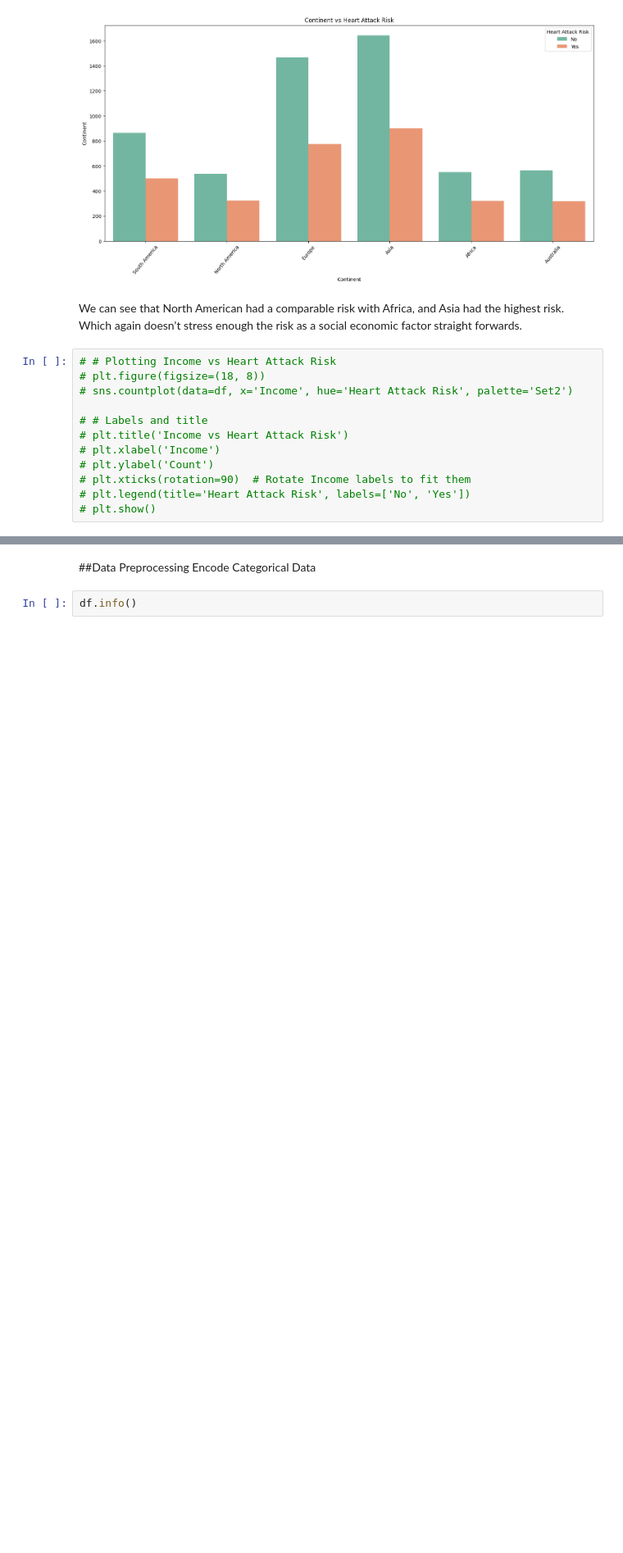
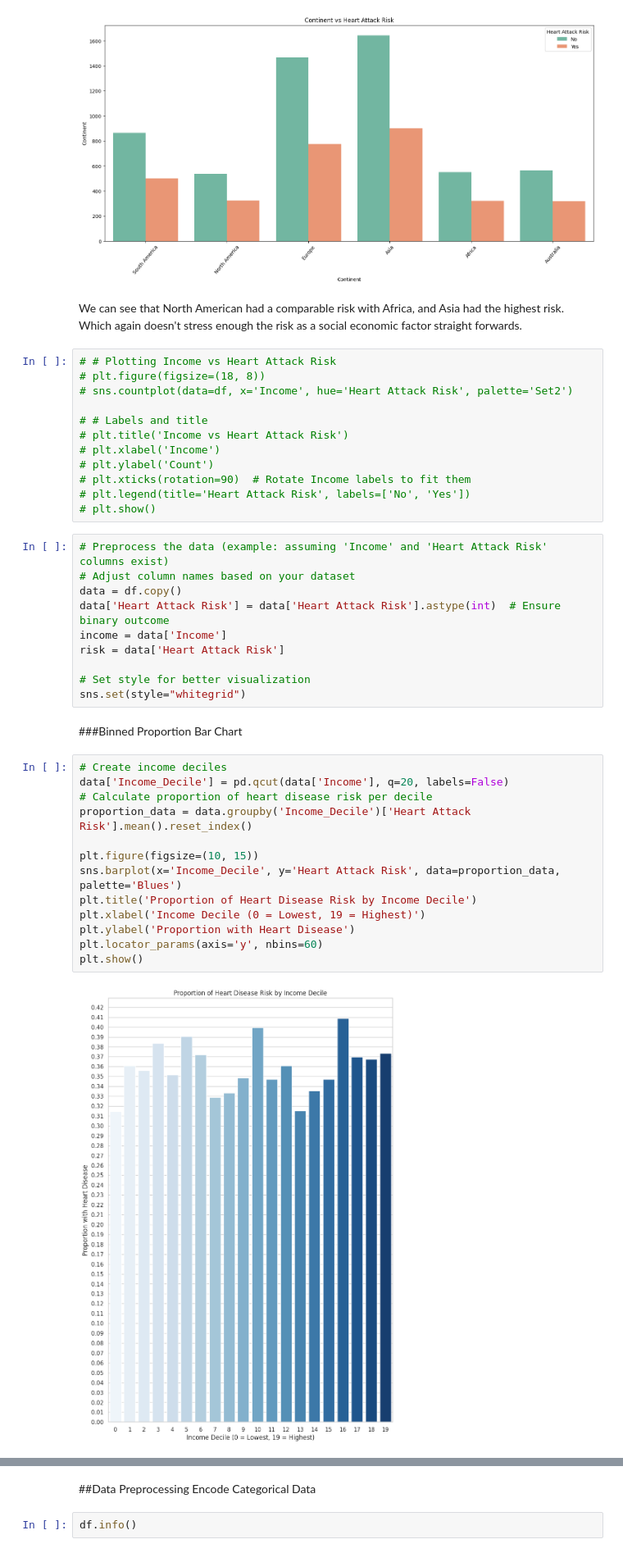
Before and after one commit to uginm102/MCSC-MUK, a Jupyter notebook: MCS7227 Data Analytics and Visualization/MCS_7227_Data_Analytics_and_Visualization.ipynb, the cells around one changed output, grey strips where cells are left out. Shown at 82% size. Drawn from its saved outputs; the diff is of its cells as text; blank space fills up the shorter version.

```diff
--- a/MCS7227 Data Analytics and Visualization/MCS_7227_Data_Analytics_and_Visualization.ipynb
+++ b/MCS7227 Data Analytics and Visualization/MCS_7227_Data_Analytics_and_Visualization.ipynb
@@ -366,3 +369,30 @@ We can see that North American had a comparable risk with Africa, and Asia had t
 # plt.xticks(rotation=90)  # Rotate Income labels to fit them
 # plt.legend(title='Heart Attack Risk', labels=['No', 'Yes'])
 # plt.show()
+# %%
+# Preprocess the data (example: assuming 'Income' and 'Heart Attack Risk' columns exist)
+# Adjust column names based on your dataset
+data = df.copy()
+data['Heart Attack Risk'] = data['Heart Attack Risk'].astype(int)  # Ensure binary outcome
+income = data['Income']
+risk = data['Heart Attack Risk']
+
+# Set style for better visualization
+sns.set(style="whitegrid")
+# %% [markdown]
+###Binned Proportion Bar Chart
+# %%
+# Create income deciles
+data['Income_Decile'] = pd.qcut(data['Income'], q=20, labels=False)
+# Calculate proportion of heart disease risk per decile
+proportion_data = data.groupby('Income_Decile')['Heart Attack Risk'].mean().reset_index()
+
+plt.figure(figsize=(10, 15))
+sns.barplot(x='Income_Decile', y='Heart Attack Risk', data=proportion_data, palette='Blues')
+plt.title('Proportion of Heart Disease Risk by Income Decile')
+plt.xlabel('Income Decile (0 = Lowest, 19 = Highest)')
+plt.ylabel('Proportion with Heart Disease')
+plt.locator_params(axis='y', nbins=60)
+plt.show()
+# %% [output]
+[figure, added]
```
Also changed, not shown: parts of 7 cells of this notebook.
